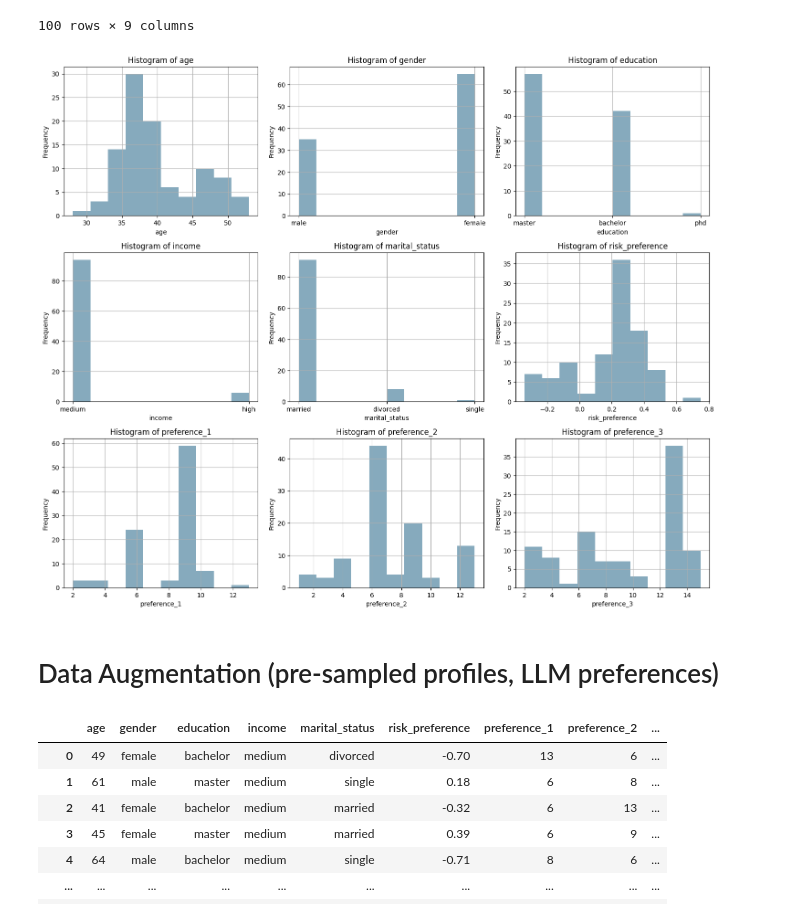
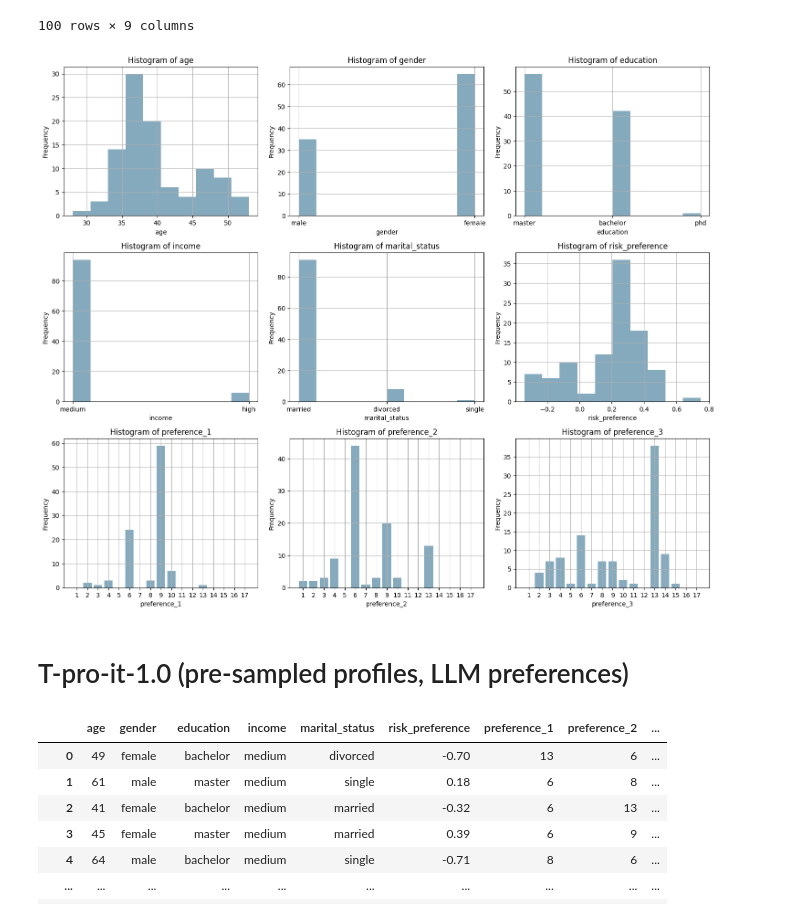
Before and after one commit to avo-milas/RiskProfile, a Jupyter notebook: data/Synthetic_Data_Creation.ipynb, the cells around one changed output. Saved outputs shown, nothing was run; the diff lists cells and outputs as text; code cells hidden in the pictures.

```diff
--- a/data/Synthetic_Data_Creation.ipynb
+++ b/data/Synthetic_Data_Creation.ipynb
@@ -199,2 +403,5 @@ df.to_csv("profiles_dataset.csv", index=False)
+# %%
+df = generate_personas(10000)
+df.to_csv("profiles_presampled_gpt4o.csv", index=False)
 # %% [markdown]
 # EDA
@@ -320,9 +478,6 @@ Do not explain or comment. Output strictly in the format above.
 # %%
-profiles = pd.read_csv('profiles_dataset_2.csv')
-
-categorical_cols = ['gender', 'education', 'income', 'marital_status']
-for col in categorical_cols:
-    profiles[col] = profiles[col].str.lower()
+profiles = pd.read_csv('profiles_dataset_tpro_2.csv')
+profiles = lowercase_categorical_columns(profiles)
 profiles['education'] = profiles['education'].replace('bachelors', 'bachelor')
 
 profiles
@@ -341,24 +496,9 @@ profiles
 | 99 | 47 | female | master | medium | married | -0.32 | 9 | 6 | ... |
 100 rows × 9 columns
 # %%
-n_cols = 3
-n_rows = (len(profiles.columns) // n_cols) + 1
-
-color = "#86AABD"
-
-plt.figure(figsize=(15, n_rows * 4))
-
-for i, col in enumerate(profiles.columns, 1):
-    plt.subplot(n_rows, n_cols, i)
-    profiles[col].hist(color=color)
-    plt.title(f'Histogram of {col}')
-    plt.xlabel(col)
-    plt.ylabel('Frequency')
-
-plt.tight_layout()
-plt.show()
+plot_profiles_histograms(profiles)
 # %% [output]
-[figure, old version]
+[figure, new version]
 # %% [markdown]
-# Data Augmentation (pre-sampled profiles, LLM preferences)
+# T-pro-it-1.0 (pre-sampled profiles, LLM preferences)
 # %%
```
Also changed, not shown: parts of 29 cells of this notebook, 1 other file.
